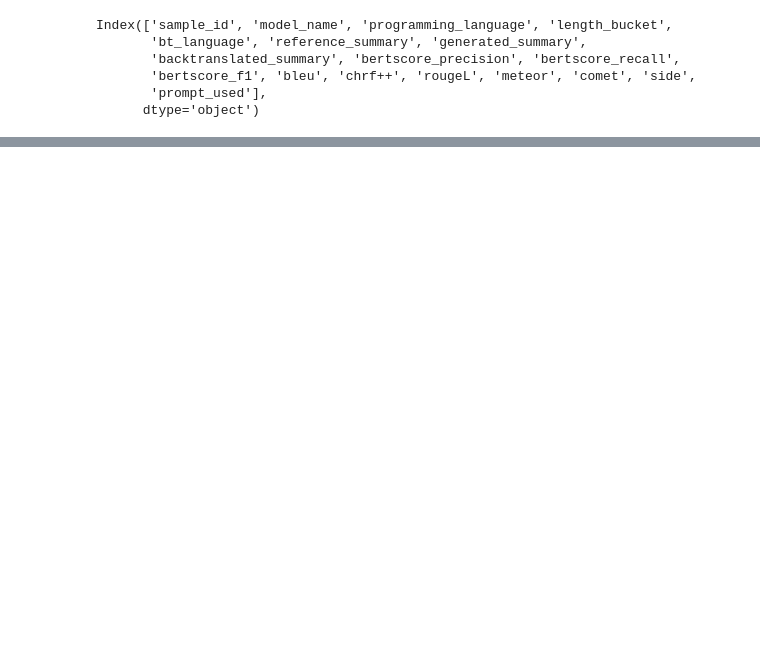
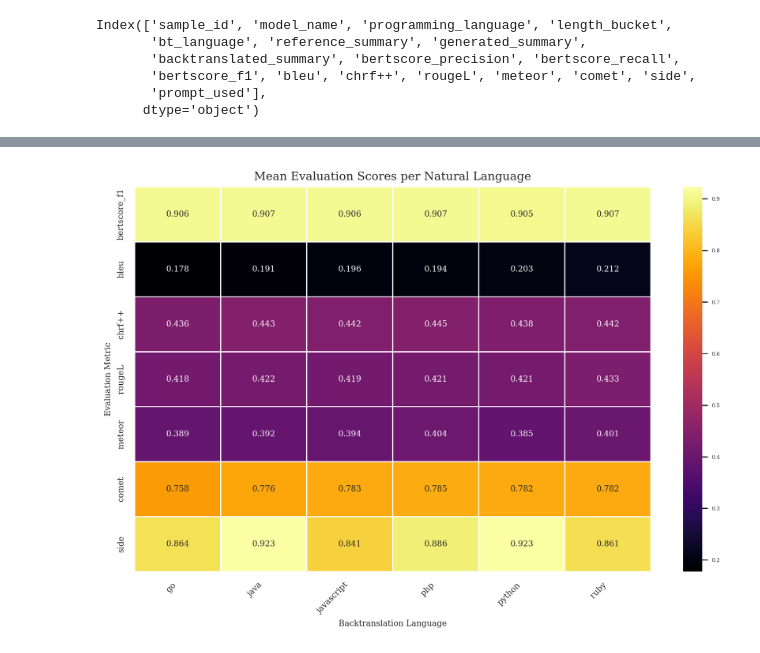
Before and after one commit to MadhuNimmo/CodeClarity, a Jupyter notebook: notebooks/rq_analysis.ipynb, the cells around one changed output, grey strips where cells are left out. Cells and saved outputs as stored; diff of their text form; code cells hidden in the pictures; blank space fills up the shorter version.

```diff
--- a/notebooks/rq_analysis.ipynb
+++ b/notebooks/rq_analysis.ipynb
@@ -111,0 +185,24 @@ plt.savefig("pl_nl_metrics_heatmap.png", dpi=500, bbox_inches='tight')
+# %%
+
+lang_metric_map = df.groupby('programming_language')[metrics].mean().T
+
+# --- Plot ---
+plt.figure(figsize=(10, 6), dpi=300)
+sns.heatmap(
+    lang_metric_map,
+    annot=True,
+    fmt=".3f",
+    cmap='inferno',
+    linewidths=0.5,
+    annot_kws={"size": 7}
+)
+
+plt.title('Mean Evaluation Scores per Natural Language', fontsize=10)
+plt.xlabel('Backtranslation Language', fontsize=7)
+plt.ylabel('Evaluation Metric', fontsize=7)
+plt.xticks(fontsize=7, rotation=45, ha='right')
+plt.yticks(fontsize=7)
+filename = os.path.join("figures", "mean_eval_per_nl.png")
+plt.savefig(filename, dpi=400, bbox_inches='tight')
+# %% [output]
+[figure, added]
```
Also changed, not shown: parts of 10 cells of this notebook, 6 other files.
